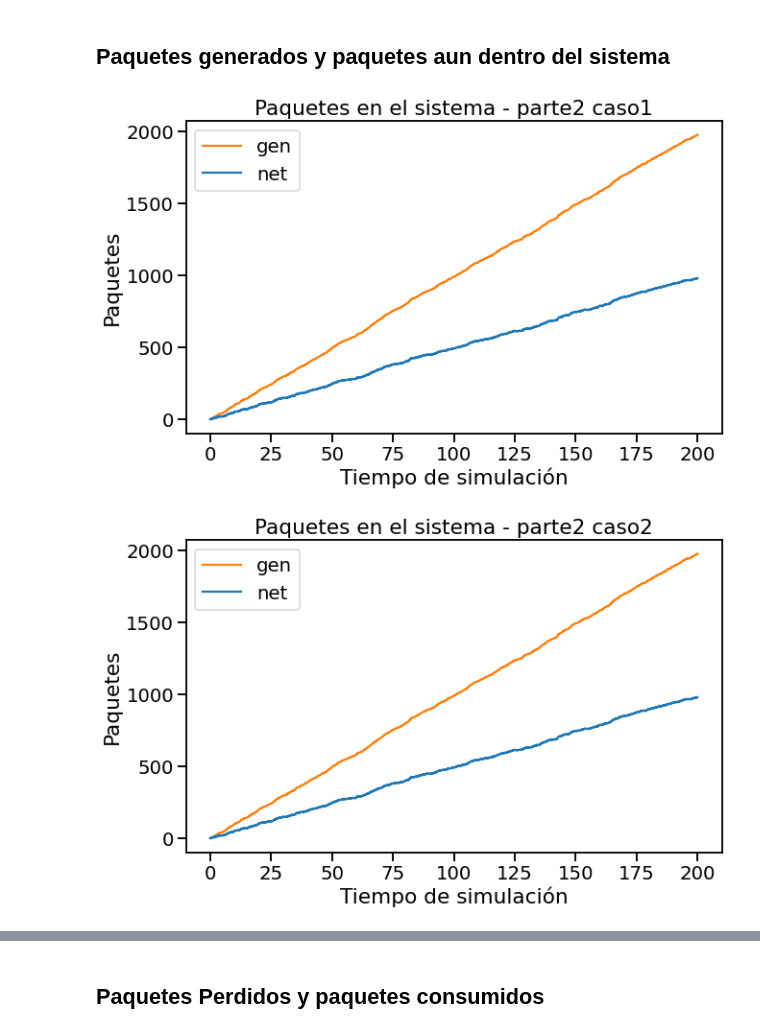
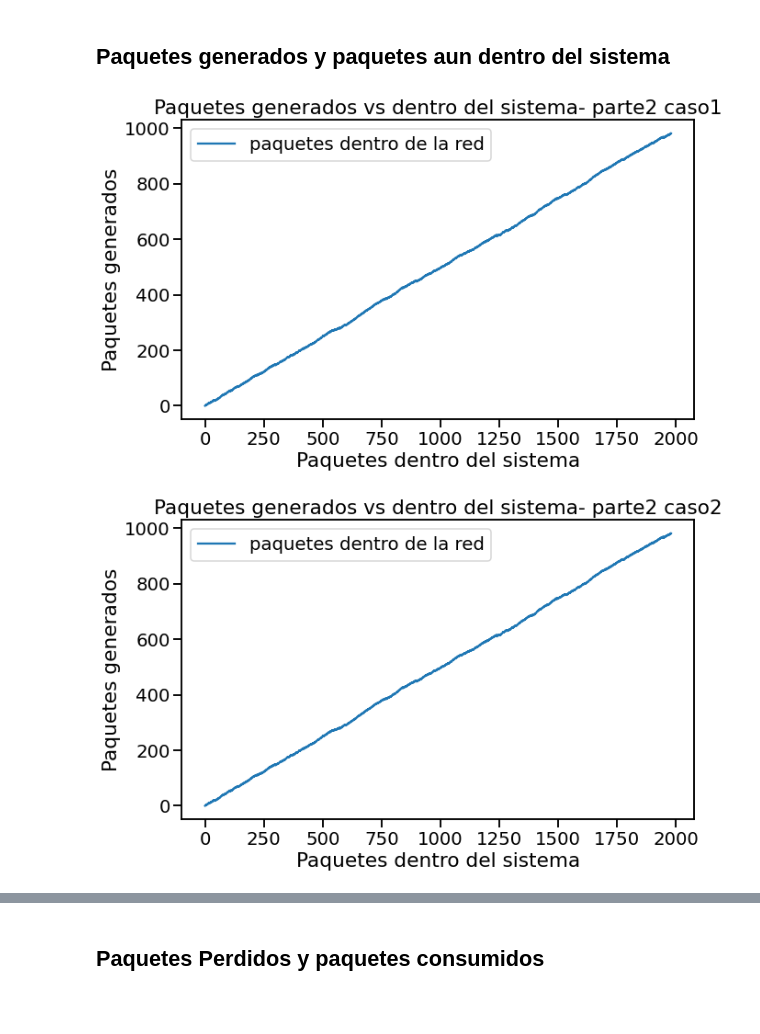
Before and after one commit to Kidmand/Redes-LAB-3, a Jupyter notebook: Notebook-results-part2.ipynb, the cells around one changed output, grey strips where cells are left out. Saved outputs shown, nothing was run; the diff lists cells and outputs as text; code cells hidden in the pictures; blank space fills up the shorter version.

Commit message:
feat: Se mejoraron graficos de en el sistema

```diff
--- a/Notebook-results-part2.ipynb
+++ b/Notebook-results-part2.ipynb
@@ -133,37 +133,36 @@ for c in range(len(data)):
         if count_gen < len(time_gen) and time_gen[count_gen] <= time[i] :
             generate_packets.append(packets_gen[count_gen])
             count_gen += 1
         else:
             generate_packets.append(packets_gen[count_gen-1])
 
     # Creamos lista de tiempos de paquetes salientes del sistema `timeOut_pks`
     timeOut_pks = []
     timeOut_pks.extend(time_sink)
     timeOut_pks.extend(time_dropPks_gen)
     timeOut_pks.extend(time_dropPks_sink)
     timeOut_pks.extend(time_dropPks_queue)
     # No eliminamos duplicados
     timeOut_pks.sort() # Ordenamos
     while 0.0 in timeOut_pks:# Eliminamos todas las apariciones de 0.0 de la lista
         timeOut_pks.remove(0.0)
 
     # Creamos lista de paquetes en la red `network_packets`
     network_packets = generate_packets.copy()
     for i in range(0,len(network_packets)): # A cada contador de paquetes generados
         j = 0
         while j < len(timeOut_pks) and time[i] >= timeOut_pks[j]: # Le restamos los paquetes que salen del sistema
             j += 1
             network_packets[i] -= 1
 
     # Graficamos el gráfico de líneas
     plt.figure(figsize=(10, 6))
-    plt.plot(time, generate_packets, color='tab:orange', label='gen')
-    plt.plot(time, network_packets, color='tab:blue', label='net')
-    plt.title('Paquetes en el sistema - {}'.format(archivos_procesados[c]))
-    plt.xlabel('Tiempo de simulación')
-    plt.ylabel('Paquetes')
+    plt.plot(generate_packets, network_packets, color='tab:blue', label='paquetes dentro de la red')
+    plt.title('Paquetes generados vs dentro del sistema- {}'.format(archivos_procesados[c]))
+    plt.xlabel('Paquetes dentro del sistema')
+    plt.ylabel('Paquetes generados')
     plt.legend()
     plt.show()
 # %% [output]
-[figure, old version]
+[figure, new version]
-[figure, old version]
+[figure, new version]
```
Also changed, not shown: parts of 1 cell of this notebook, 1 other file.
